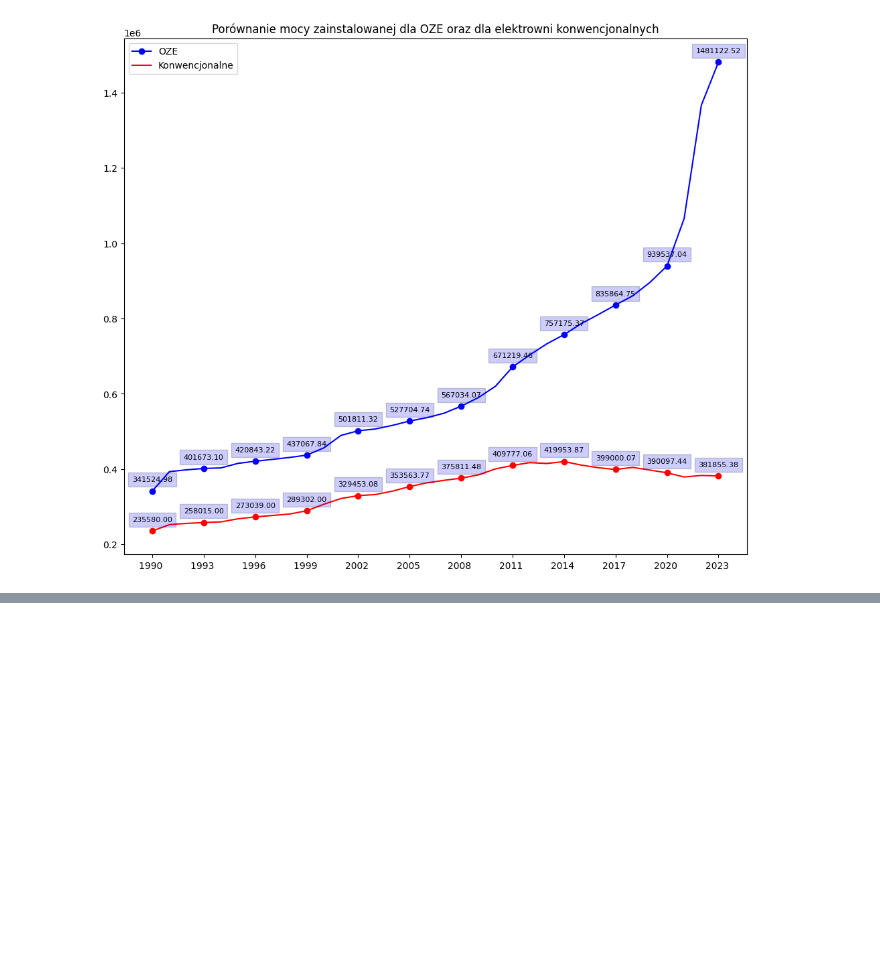
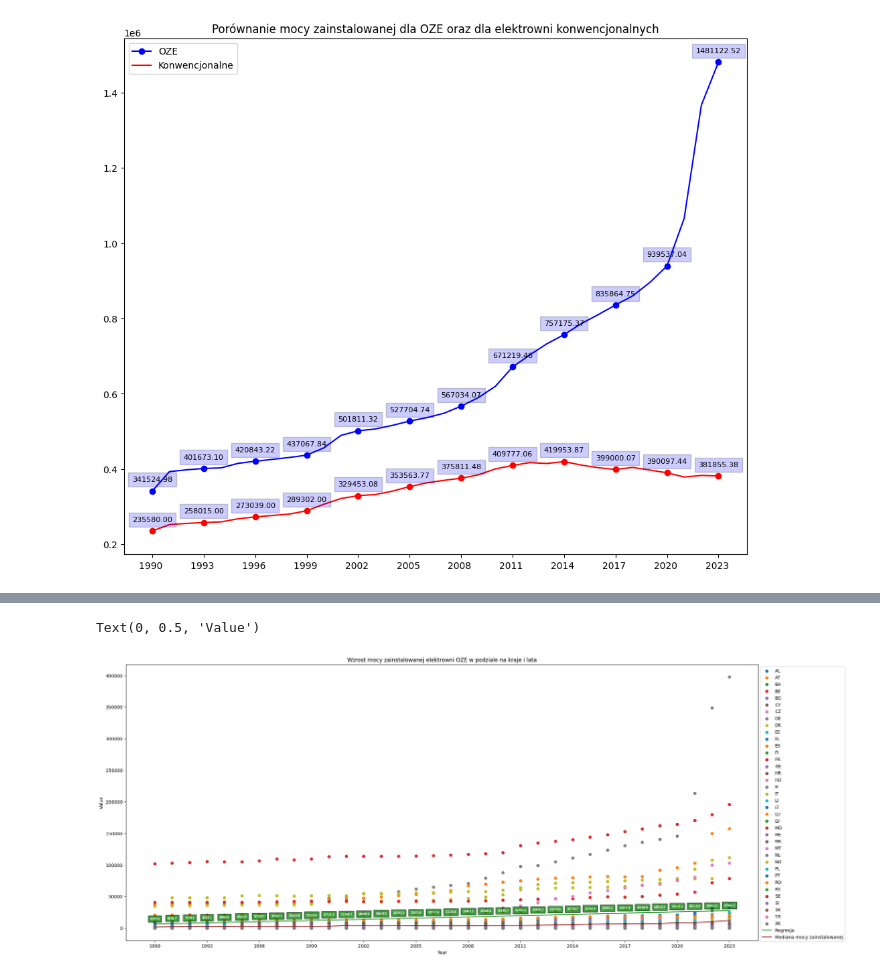
Before and after one commit to tismiracle/Share-of-energy-from-renewable-sources--nrg_ind_share-, a Jupyter notebook: notebook.ipynb, the cells around one changed output, grey strips where cells are left out. Drawn from its saved outputs; the diff is of its cells as text; code cells hidden in the pictures; blank space fills up the shorter version.

Commit message:
linear regression for OZE

```diff
--- a/notebook.ipynb
+++ b/notebook.ipynb
@@ -606,3 +667,68 @@ top_OZE.sort_values(by='Difference 2021-2020', axis=0, ascending=0).iloc[0:3, :]
+# %%
+#REGRESJA LINIOWA - PRZEWIDYWANIA WZROSTU PRĄDU W NASTĘPNYCH LATACH
+#ŹRÓDŁA OZE
+from sklearn.linear_model import LinearRegression
+import numpy as np
+
+oze_sums_all = pandas.DataFrame()
+
+for country in list_of_all_countries:
+    # Sum the relevant rows for the country and transpose to row format
+    sums = main_df[
+        (~main_df["Type of fuel"].isin(["CF", "X9900"])) &
+        (main_df["Country"] == country)
+    ].iloc[:, 6:].sum().to_frame().transpose()
+    sums['Country'] = country  # Add the country as a column for reference
+    oze_sums_all = pandas.concat([oze_sums_all, sums], ignore_index=True)
+
+#MEDIANA WSZYSTKICH PAŃSTW
+medians = {}
+oze_sums_all.loc[:, oze_sums_all.columns != "Country"]
+for col in oze_sums_all.loc[:, oze_sums_all.columns != "Country"].columns:
+    medians[col] = oze_sums_all.loc[:, col].median()
+median_table = pandas.DataFrame([medians])
+median_table = median_table.transpose()
+median_table = median_table.reset_index()
+median_table = median_table.rename({"index": "Rok", 0: "Mediana"}, axis=1)
+
+
+#REGRESJA
+model = LinearRegression()
+oze_sums_molten = oze_sums_all.melt(id_vars="Country", var_name="Year", value_name="Value")
+oze_sums_molten['Year'] = pandas.to_numeric(oze_sums_molten['Year'], errors='coerce')
+oze_sums_molten['Value'] = pandas.to_numeric(oze_sums_molten['Value'], errors='coerce')
+
+model.fit(oze_sums_molten.loc[:,"Year"].to_frame(), oze_sums_molten.loc[:, "Value"].to_frame())
+oze_sums_molten["regression"] = model.predict(oze_sums_molten.loc[:,"Year"].to_frame())
+
+plt.figure(figsize=(25, 11))
+for country in list_of_all_countries:
+    x_values = oze_sums_all.columns
+    x_values = x_values.drop("Country")
+    x_values = x_values.astype('int64')
+    x_values = x_values.values.flatten()
+    y_values = oze_sums_all[oze_sums_all['Country'] == country].iloc[:, :-1].values
+    plt.scatter(x_values, y_values, label=country)
+    plt.xticks(ticks=[x_values[i] for i in range(0, len(x_values), 3)],
+    labels=[x_values[i] for i in range(0, len(x_values), 3)])
+
+line = plt.plot(oze_sums_molten.loc[:, "Year"], oze_sums_molten.loc[:, "regression"], label="Regresja", color='green')
+for i, (xi, yi) in enumerate(zip(oze_sums_molten.loc[:, "Year"].to_numpy(), oze_sums_molten.loc[:, "regression"].to_numpy())):
+    if i % 3 == 0:
+        plt.annotate(f'{yi:.1f}', xy=(xi, yi), xytext=(0,10), textcoords='offset points', fontsize=6, color='white', ha='center', bbox=dict(facecolor='green', alpha=0.1))
+
+line2 = plt.plot(median_table.loc[:, "Rok"].astype("int64"), median_table.loc[:, "Mediana"], label="Mediana mocy zainstalowanej", color='darkred')
+# for i, (xi, yi) in enumerate(zip(median_table.loc[:, "Rok"].to_numpy(), median_table.loc[:, "Mediana"].to_numpy())):
+#     if i % 3 == 0:
+#         plt.annotate(f'{yi:.1f}', xy=(xi, yi), xytext=(0,10), textcoords='offset points', fontsize=6, color='white', ha='center', bbox=dict(facecolor='green', alpha=0.1))
+
+plt.legend(loc='upper left', bbox_to_anchor=(1, 1))
+plt.title("Wzrost mocy zainstalowanej elektrowni OZE w podziale na kraje i lata")
+plt.xlabel('Year')
+plt.ylabel('Value')
+# %% [output]
+Text(0, 0.5, 'Value')
+[figure, added]
 # %%
 #Sprawdź jak wygląda udział OZE w czasie dla poszczególnych krajów. Wykres kropkowy jak to wygląda dla każdego kraju
 # %%
```
Also changed, not shown: parts of 3 cells of this notebook.
